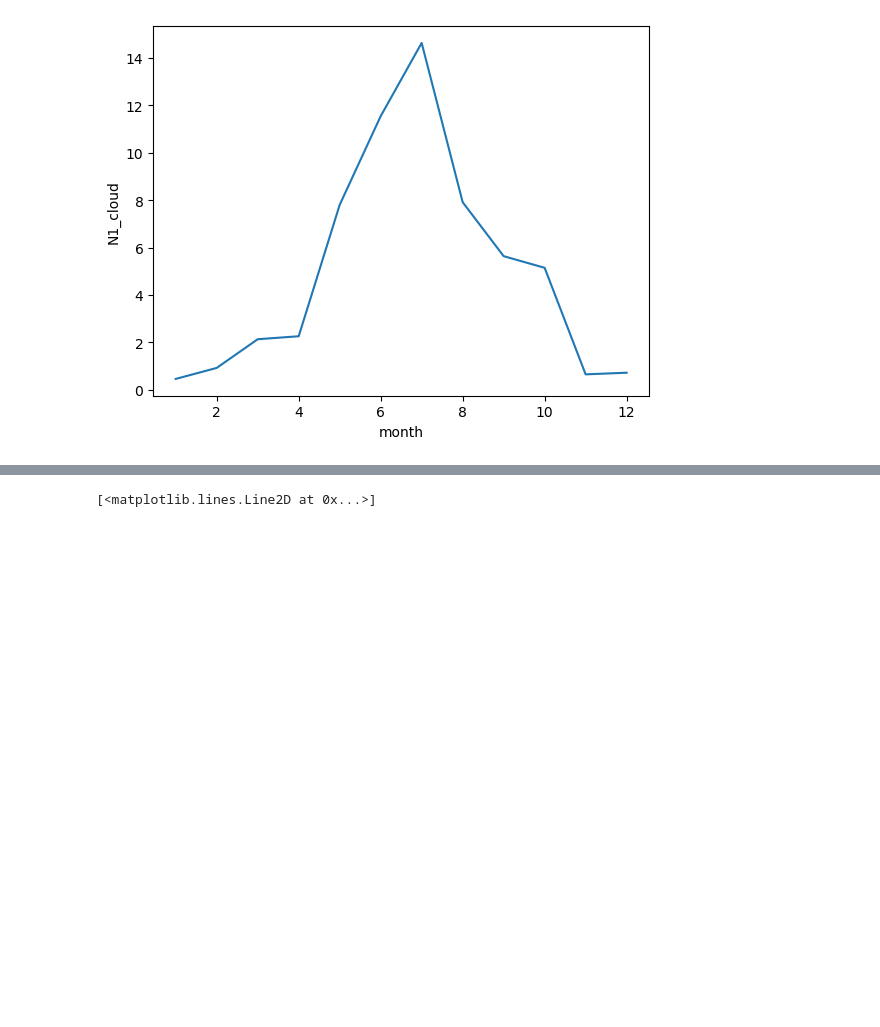
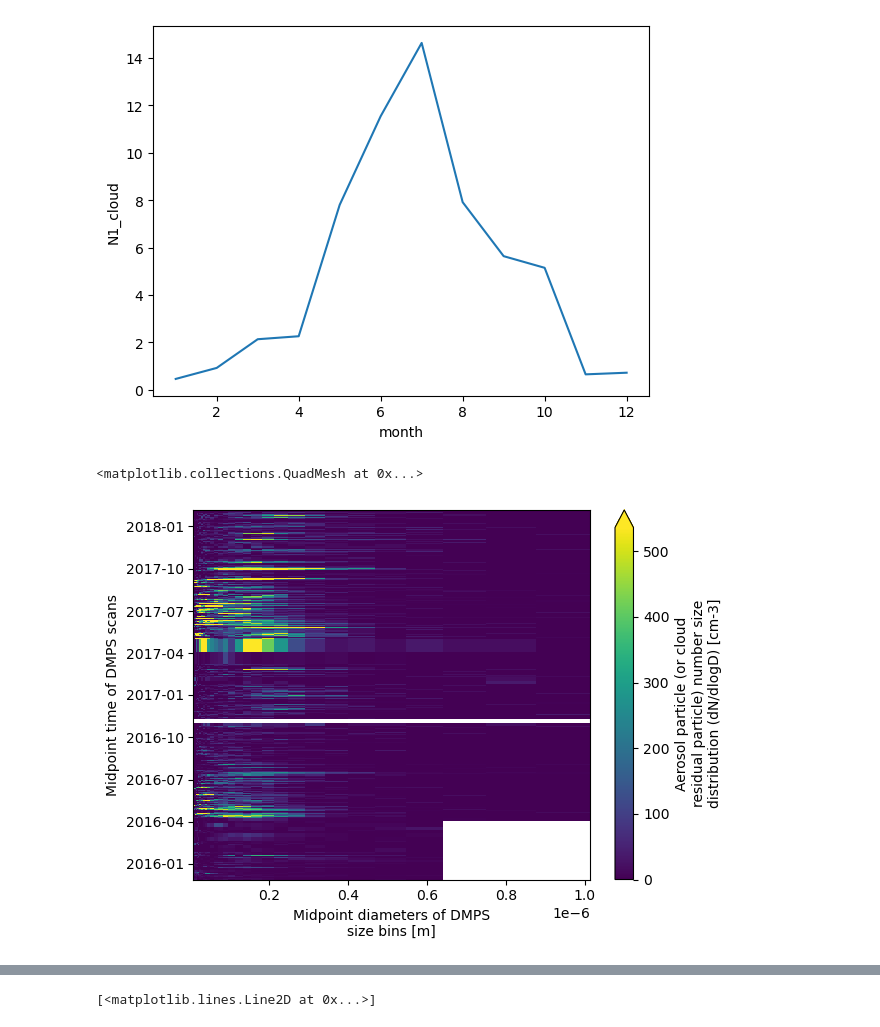
Before and after one commit to eScience-course/-Tjaernoe2022-group1, a Jupyter notebook: notebooks/Ingvild/Getting_started.ipynb, the cells around one changed output, grey strips where cells are left out. Cells and saved outputs as stored; diff of their text form; code cells hidden in the pictures; blank space fills up the shorter version.

```diff
--- a/notebooks/Ingvild/Getting_started.ipynb
+++ b/notebooks/Ingvild/Getting_started.ipynb
@@ -89,0 +114,5 @@ cpsd1_months.plot()
+# %%
+data1['aerosol_particle_size_distribution'].plot(robust=True)
+# %% [output]
+<matplotlib.collections.QuadMesh at 0x...>
+[figure, added]
```
Also changed, not shown: parts of 10 cells of this notebook.
